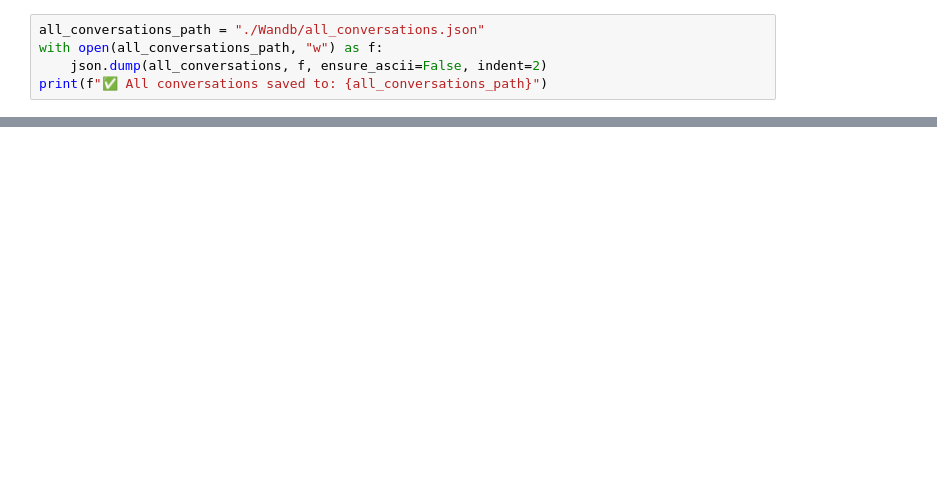
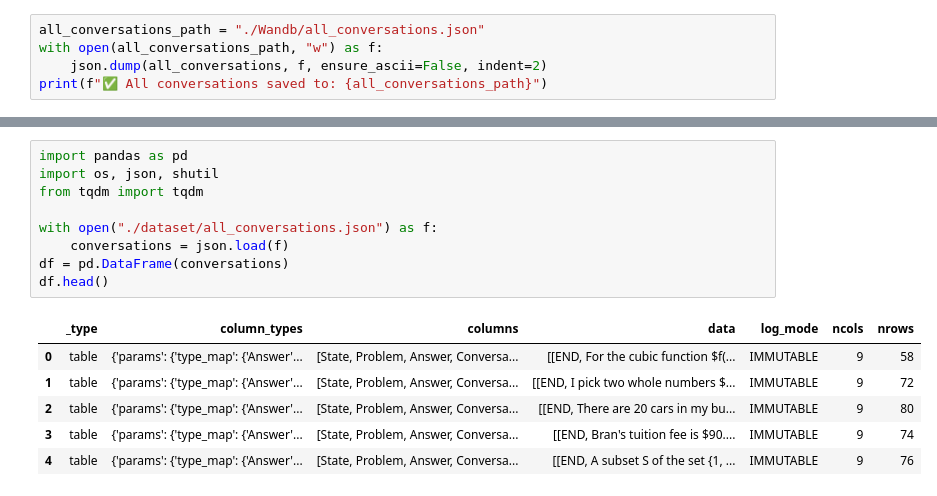
Before and after one commit to KyungMinseo1/SPO-PedaRL, a Jupyter notebook: dataset/extract_from_wandb.ipynb, the cells around one changed output, grey strips where cells are left out. Cells and saved outputs as stored; diff of their text form; blank space fills up the shorter version.

```diff
--- a/dataset/extract_from_wandb.ipynb
+++ b/dataset/extract_from_wandb.ipynb
@@ -92,0 +104,16 @@ print(f"✅ All conversations saved to: {all_conversations_path}")
+# %%
+import pandas as pd
+import os, json, shutil
+from tqdm import tqdm
+
+with open("./dataset/all_conversations.json") as f:
+    conversations = json.load(f)
+df = pd.DataFrame(conversations)
+df.head()
+# %% [output]
+|  | _type | column_types | columns | data | log_mode | ncols | nrows |
+| 0 | table | {'params': {'type_map': {'Answer'... | [State, Problem, Answer, Conversa... | [[END, For the cubic function $f(... | IMMUTABLE | 9 | 58 |
+| 1 | table | {'params': {'type_map': {'Answer'... | [State, Problem, Answer, Conversa... | [[END, I pick two whole numbers $... | IMMUTABLE | 9 | 72 |
+| 2 | table | {'params': {'type_map': {'Answer'... | [State, Problem, Answer, Conversa... | [[END, There are 20 cars in my bu... | IMMUTABLE | 9 | 80 |
+| 3 | table | {'params': {'type_map': {'Answer'... | [State, Problem, Answer, Conversa... | [[END, Bran's tuition fee is $90.... | IMMUTABLE | 9 | 74 |
+| 4 | table | {'params': {'type_map': {'Answer'... | [State, Problem, Answer, Conversa... | [[END, A subset S of the set {1, ... | IMMUTABLE | 9 | 76 |
```
Also changed, not shown: parts of 12 cells of this notebook, 19 other files.
